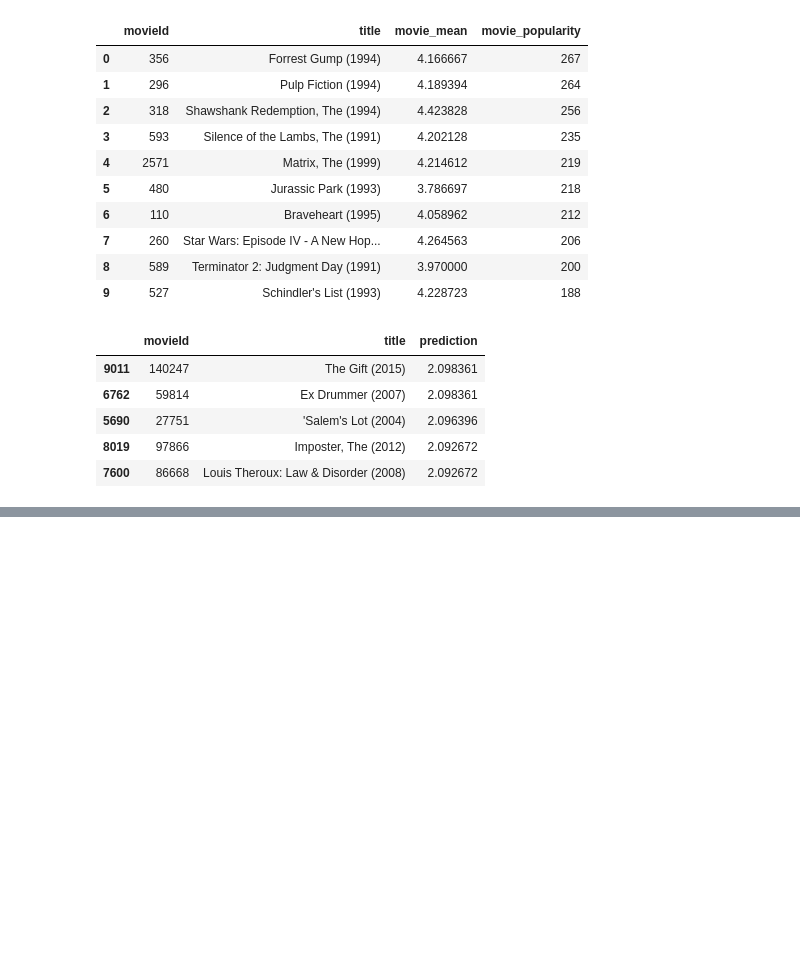
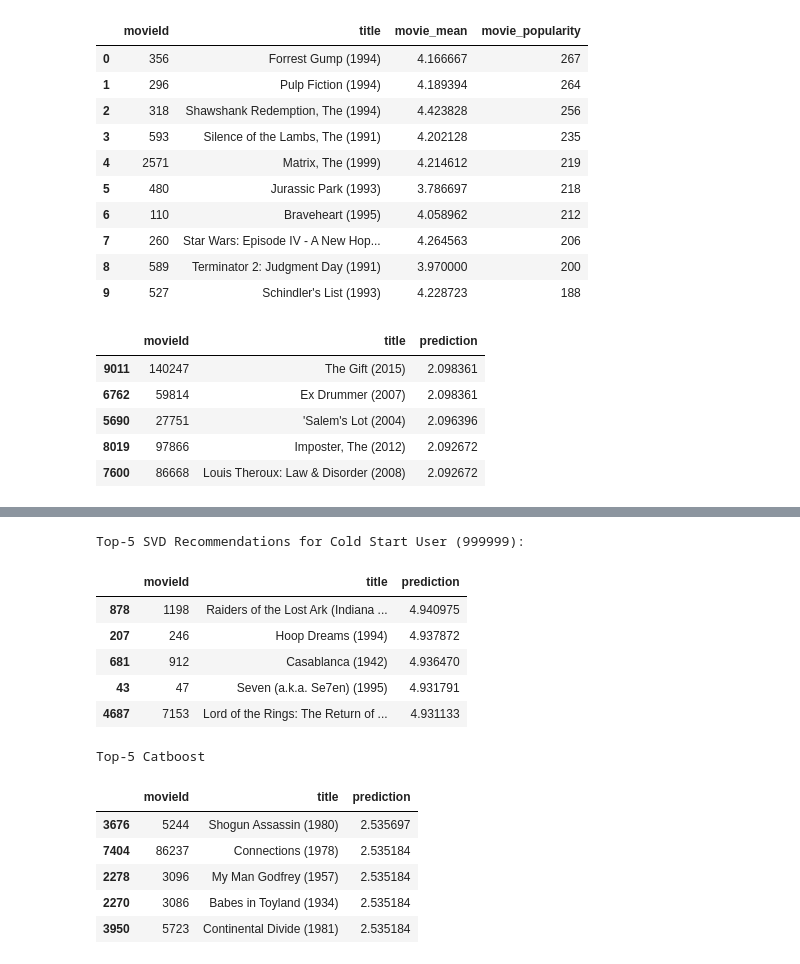
Before and after one commit to i235gl1246o-19234776/RecSys-Movies, a Jupyter notebook: RecSys_Movies.ipynb, the cells around one changed output, grey strips where cells are left out. Drawn from its saved outputs; the diff is of its cells as text; code cells hidden in the pictures; blank space fills up the shorter version.

```diff
--- a/RecSys_Movies.ipynb
+++ b/RecSys_Movies.ipynb
@@ -569,3 +569,32 @@ display(recommend(n, 5))
 | 5690 | 27751 | 'Salem's Lot (2004) | 2.096396 |
 | 8019 | 97866 | Imposter, The (2012) | 2.092672 |
 | 7600 | 86668 | Louis Theroux: Law & Disorder (2008) | 2.092672 |
+# %%
+# ==============================================================================
+# Сохранение модели и данных для инференса (Streamlit UI)
+# ==============================================================================
+import joblib
+import pickle
+
+print("Сохранение модели и метаданных...")
+
+# 1. Сохраняем саму модель ранжирования
+joblib.dump(ranker, 'catboost_ranker_model.pkl')
+
+# 2. Сохраняем все необходимые данные для генерации признаков
+# (Чтобы UI не нужно было читать и обрабатывать огромные CSV при старте)
+inference_data = {
+    'movies': movies,
+    'train_df': train_df,             # Нужно, чтобы знать, что юзер уже смотрел
+    'movie_stats': movie_stats,
+    'user_stats': user_stats,
+    'global_movie_mean': global_movie_mean,
+    'global_user_mean': global_user_mean,
+    'genre_columns': genre_columns,
+    'features': features
+}
+
+with open('inference_data.pkl', 'wb') as f:
+    pickle.dump(inference_data, f)
+
+print("✅ Успешно сохранено! Файлы 'catboost_ranker_model.pkl' и 'inference_data.pkl' готовы к использованию.")
@@ -571,0 +662,21 @@ display(recommend(n, 5))
+# %%
+print("\nTop-5 SVD Recommendations for Cold Start User (999999):")
+n = 74
+display(recommend_svd(n, top_n=5))
+print("Top-5 Catboost")
+display(recommend(n, 5))
+# %% [output]
+Top-5 SVD Recommendations for Cold Start User (999999):
+|  | movieId | title | prediction |
+| 878 | 1198 | Raiders of the Lost Ark (Indiana ... | 4.940975 |
+| 207 | 246 | Hoop Dreams (1994) | 4.937872 |
+| 681 | 912 | Casablanca (1942) | 4.936470 |
+| 43 | 47 | Seven (a.k.a. Se7en) (1995) | 4.931791 |
+| 4687 | 7153 | Lord of the Rings: The Return of ... | 4.931133 |
+Top-5 Catboost
+|  | movieId | title | prediction |
+| 3676 | 5244 | Shogun Assassin (1980) | 2.535697 |
+| 7404 | 86237 | Connections (1978) | 2.535184 |
+| 2278 | 3096 | My Man Godfrey (1957) | 2.535184 |
+| 2270 | 3086 | Babes in Toyland (1934) | 2.535184 |
+| 3950 | 5723 | Continental Divide (1981) | 2.535184 |
```
Also changed, not shown: parts of 2 cells of this notebook.
